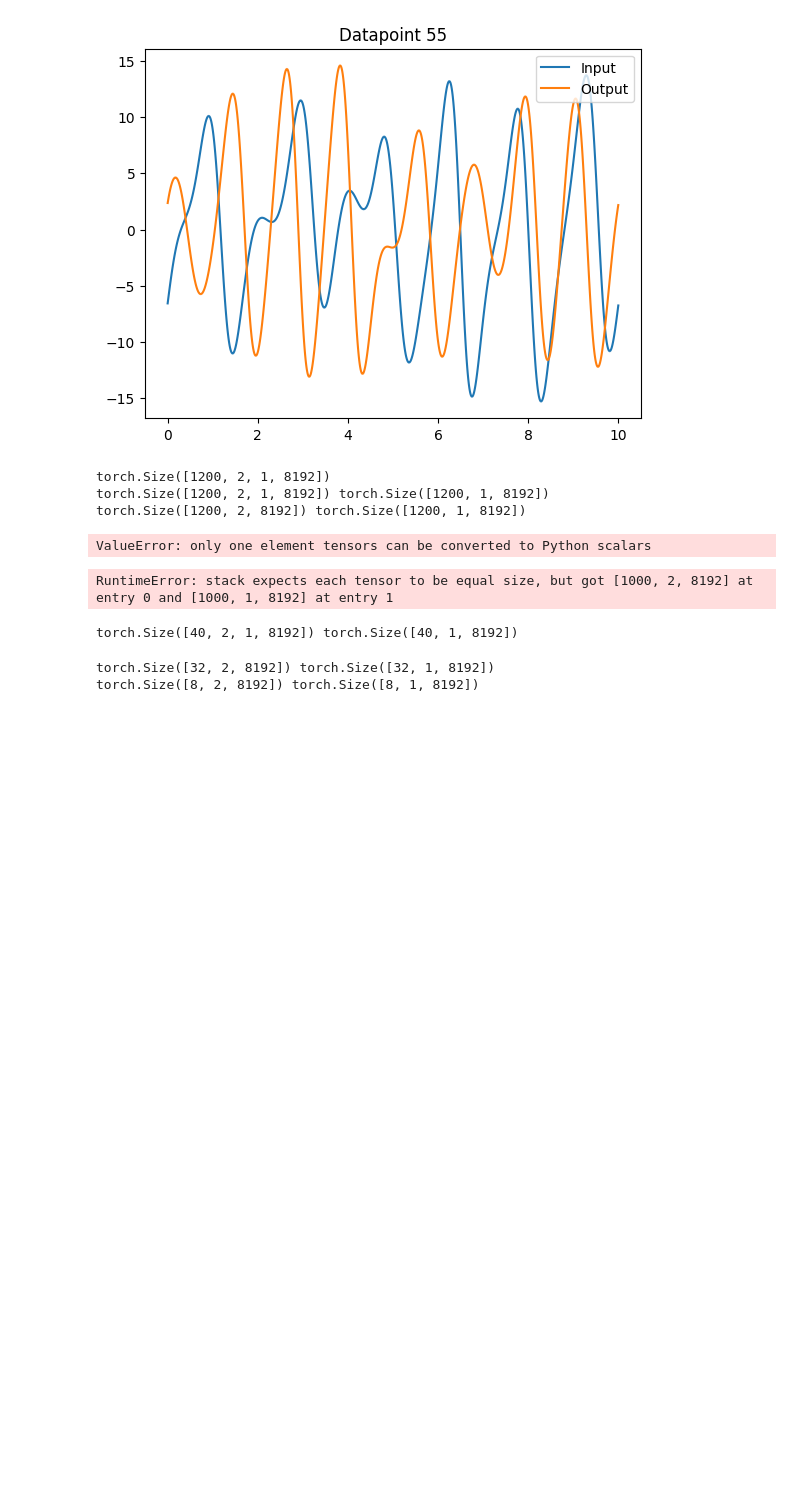
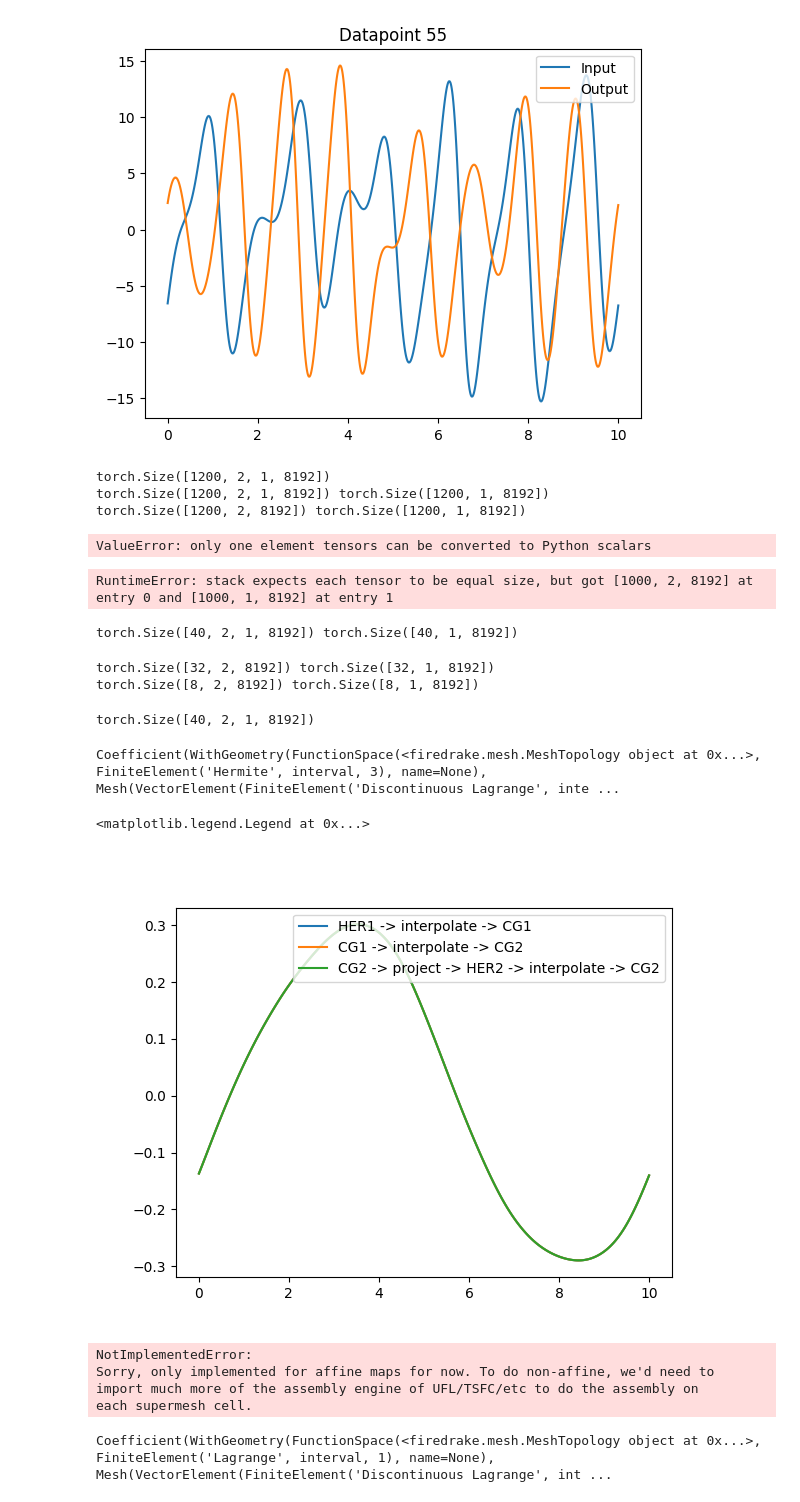
Before and after one commit to nadav7679/fem_neural_operator, a Jupyter notebook: playground/test_KS.ipynb, the cells around one changed output. Cells and saved outputs as stored; diff of their text form; code cells hidden in the pictures; blank space fills up the shorter version.

Commit message:
Downsampling KS data on HER spaces

```diff
--- a/playground/test_KS.ipynb
+++ b/playground/test_KS.ipynb
@@ -206,3 +206,57 @@ for x, y in burger_loader:
 # %% [output]
 torch.Size([32, 2, 8192]) torch.Size([32, 1, 8192])
 torch.Size([8, 2, 8192]) torch.Size([8, 1, 8192])
+# %%
+device = torch.device("cuda")
+
+samples = torch.load(f"data/burgers/samples/N8192_nu0.01_samples40_batch1.pt").unsqueeze(2).to(device=device, dtype=torch.float64)
+print(samples.shape)
+
+with CheckpointFile(f"/home/clustor2/ma/n/np923/fem_neural_operator/playground/data/KS/meshes/N4096.h5", "r") as f:
+    mesh1 = f.load_mesh()
+
+with CheckpointFile(f"/home/clustor2/ma/n/np923/fem_neural_operator/playground/data/KS/meshes/N512.h5", "r") as f:
+    mesh2 = f.load_mesh()
+# %% [output]
+torch.Size([40, 2, 1, 8192])
+# %%
+her1 = FunctionSpace(mesh1, "HER", 3)
+her2 = FunctionSpace(mesh2, "HER", 3)
+cg1 = FunctionSpace(mesh1, "CG", 1)
+cg2 = FunctionSpace(mesh2, "CG", 1)
+# %%
+index = 20
+func_her1 = Function(her1, val=samples[index, 0, :].cpu().numpy())
+func_her2 = Function(her2)
+func_cg2 = Function(cg2)
+func_cg1 = Function(cg1)
+
+func_cg1.interpolate(func_her1)
+func_cg2.interpolate(func_cg1)
+func_her2.project(func_cg2)
+# %% [output]
+Coefficient(WithGeometry(FunctionSpace(<firedrake.mesh.MeshTopology object at 0x...>, FiniteElement('Hermite', interval, 3), name=None), Mesh(VectorElement(FiniteElement('Discontinuous Lagrange', inte ...
+# %%
+%matplotlib widget
+
+func_cg2_projected = Function(cg2)
+func_cg2_projected.interpolate(func_her2)
+
+fig, axes = plt.subplots()
+plot(func_cg1, axes=axes, label="HER1 -> interpolate -> CG1")
+plot(func_cg2, axes=axes, label="CG1 -> interpolate -> CG2")
+plot(func_cg2_projected, axes=axes, label="CG2 -> project -> HER2 -> interpolate -> CG2")
+axes.legend()
+# %% [output]
+<matplotlib.legend.Legend at 0x...>
+[figure, added]
+# %%
+index = 20
+func_her1 = Function(her1, val=samples[index, 0, :].cpu().numpy())
+func_cg2 = Function(cg2)
+func_cg2.project(func_her1)
+# %% [output]
+NotImplementedError:
+Sorry, only implemented for affine maps for now. To do non-affine, we'd need to
+import much more of the assembly engine of UFL/TSFC/etc to do the assembly on
+each supermesh cell.
@@ -208,0 +272,15 @@ torch.Size([8, 2, 8192]) torch.Size([8, 1, 8192])
+# %%
+her1 = FunctionSpace(mesh1, "HER", 3)
+her2 = FunctionSpace(mesh2, "HER", 3)
+cg1 = FunctionSpace(mesh1, "CG", 1)
+cg2 = FunctionSpace(mesh2, "CG", 1)
+
+func_her1 = Function(her1, val=samples1[index, 1, :].cpu().numpy())
+func_her2 = Function(her2, val=samples2[index, 1, :].cpu().numpy())
+func_cg2 = Function(cg2)
+func_cg1 = Function(cg1)
+
+func_cg1.interpolate(func_her1)
+func_cg2.interpolate(func_her2)
+# %% [output]
+Coefficient(WithGeometry(FunctionSpace(<firedrake.mesh.MeshTopology object at 0x...>, FiniteElement('Lagrange', interval, 1), name=None), Mesh(VectorElement(FiniteElement('Discontinuous Lagrange', int ...
```
Also changed, not shown: parts of 2 cells of this notebook, 8 other files.
